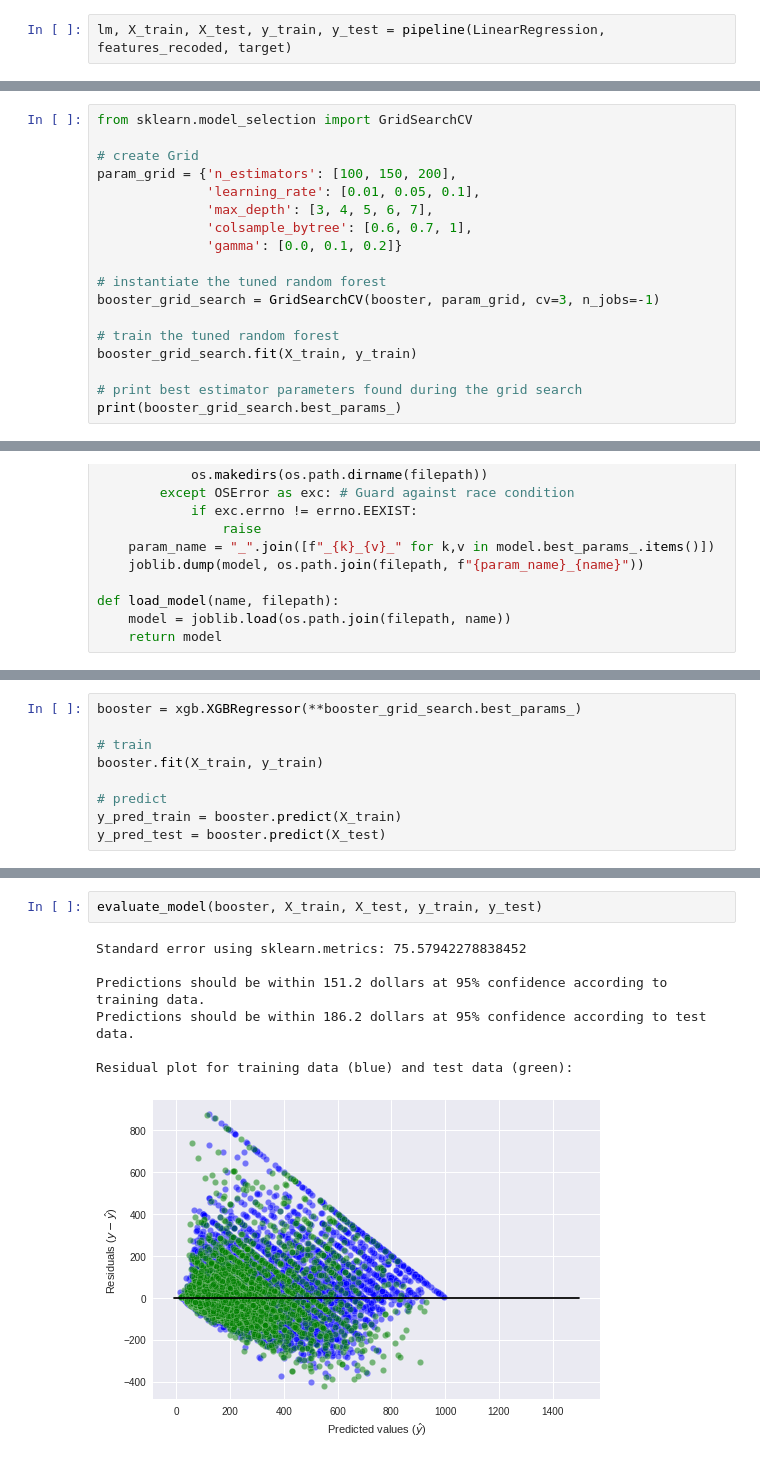
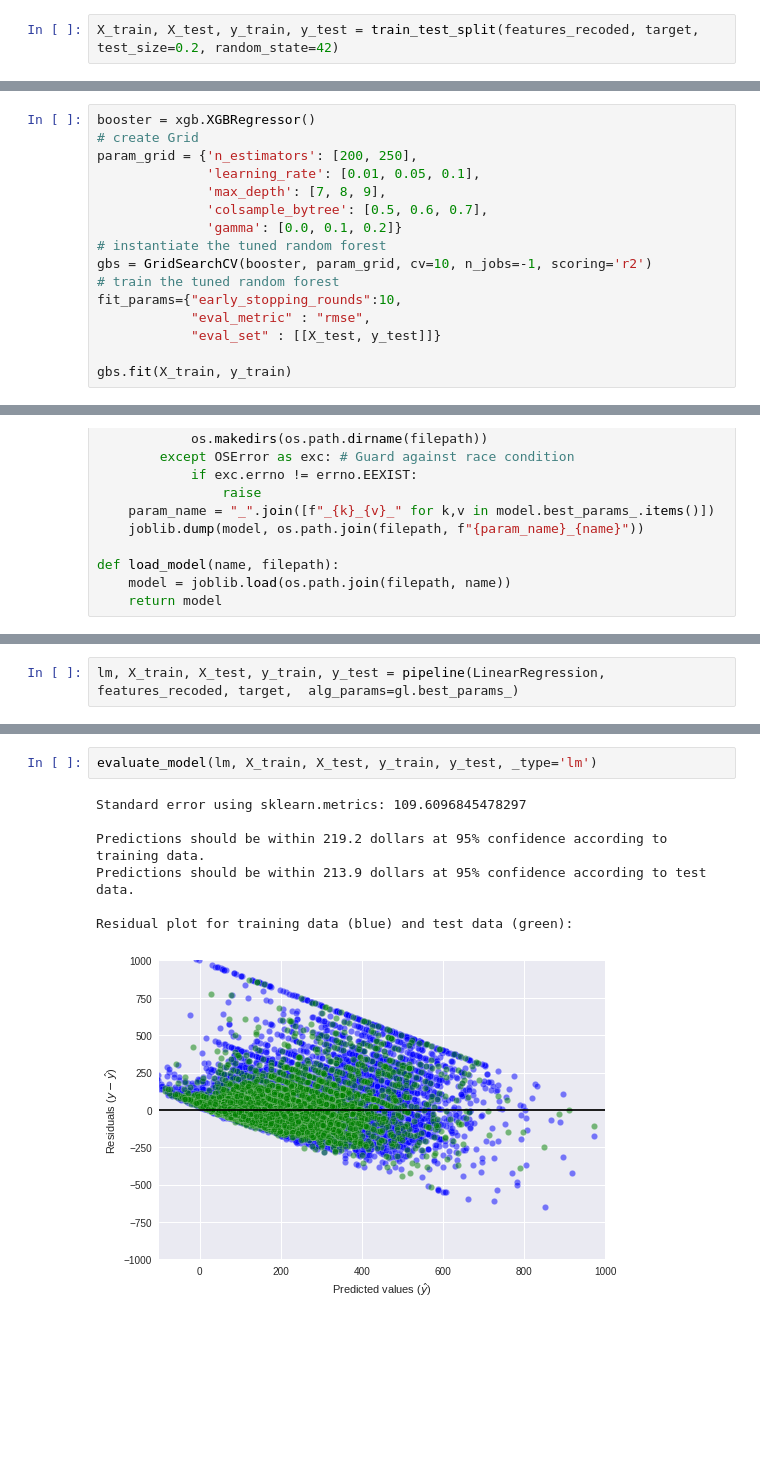
Before and after one commit to bitnahian/Sydney-AirBnB-Data-Analysis, a Jupyter notebook: notebooks/Predictive Modelling.ipynb, the cells around one changed output, grey strips where cells are left out. Cells and saved outputs as stored; diff of their text form; blank space fills up the shorter version.

```diff
--- a/notebooks/Predictive Modelling.ipynb
+++ b/notebooks/Predictive Modelling.ipynb
@@ -740,2 +651,2 @@ def pipeline(alg, features, target, drop=False, dropped_cols=None, grid_search=F
 # %%
-lm, X_train, X_test, y_train, y_test = pipeline(LinearRegression, features_recoded, target)
+X_train, X_test, y_train, y_test = train_test_split(features_recoded, target, test_size=0.2, random_state=42)
@@ -908,21 +720,19 @@ Some of the important hyperparameters to tune an XGBoost are:
 - `colsample_bytree` = Percentage of features used per tree.
 - `gamma`   = Specifies the minimum loss reduction required to make a split.
 # %%
-from sklearn.model_selection import GridSearchCV
+booster = xgb.XGBRegressor()
+# create Grid
+param_grid = {'n_estimators': [200, 250],
+              'learning_rate': [0.01, 0.05, 0.1],
+              'max_depth': [7, 8, 9],
+              'colsample_bytree': [0.5, 0.6, 0.7],
+              'gamma': [0.0, 0.1, 0.2]}
+# instantiate the tuned random forest
+gbs = GridSearchCV(booster, param_grid, cv=10, n_jobs=-1, scoring='r2')
+# train the tuned random forest
+fit_params={"early_stopping_rounds":10,
+            "eval_metric" : "rmse",
+            "eval_set" : [[X_test, y_test]]}
 
-# create Grid
-param_grid = {'n_estimators': [100, 150, 200],
-              'learning_rate': [0.01, 0.05, 0.1],
-              'max_depth': [3, 4, 5, 6, 7],
-              'colsample_bytree': [0.6, 0.7, 1],
-              'gamma': [0.0, 0.1, 0.2]}
-
-# instantiate the tuned random forest
-booster_grid_search = GridSearchCV(booster, param_grid, cv=3, n_jobs=-1)
-
-# train the tuned random forest
-booster_grid_search.fit(X_train, y_train)
-
-# print best estimator parameters found during the grid search
-print(booster_grid_search.best_params_)
+gbs.fit(X_train, y_train)
 # %% [output]
@@ -965,9 +799,0 @@ save_model("booster_grid_search_no_neighbourhood.dat", "../models/", booster_gri
-# %%
-booster = xgb.XGBRegressor(**booster_grid_search.best_params_)
-
-# train
-booster.fit(X_train, y_train)
-
-# predict
-y_pred_train = booster.predict(X_train)
-y_pred_test = booster.predict(X_test)
@@ -983,0 +885,2 @@ XGBRegressor(base_score=0.5, booster='gbtree', colsample_bylevel=1,
+# %%
+lm, X_train, X_test, y_train, y_test = pipeline(LinearRegression, features_recoded, target,  alg_params=gl.best_params_)
@@ -984,10 +908,10 @@ XGBRegressor(base_score=0.5, booster='gbtree', colsample_bylevel=1,
 # %%
-evaluate_model(booster, X_train, X_test, y_train, y_test)
+evaluate_model(lm, X_train, X_test, y_train, y_test, _type='lm')
 # %% [output]
-Standard error using sklearn.metrics: 75.57942278838452
+Standard error using sklearn.metrics: 109.6096845478297
 
-Predictions should be within 151.2 dollars at 95% confidence according to training data.
-Predictions should be within 186.2 dollars at 95% confidence according to test data.
+Predictions should be within 219.2 dollars at 95% confidence according to training data.
+Predictions should be within 213.9 dollars at 95% confidence according to test data.
 
 Residual plot for training data (blue) and test data (green):
-[figure, old version]
+[figure, new version]
```
Also changed, not shown: parts of 62 cells of this notebook, 8 other files.
